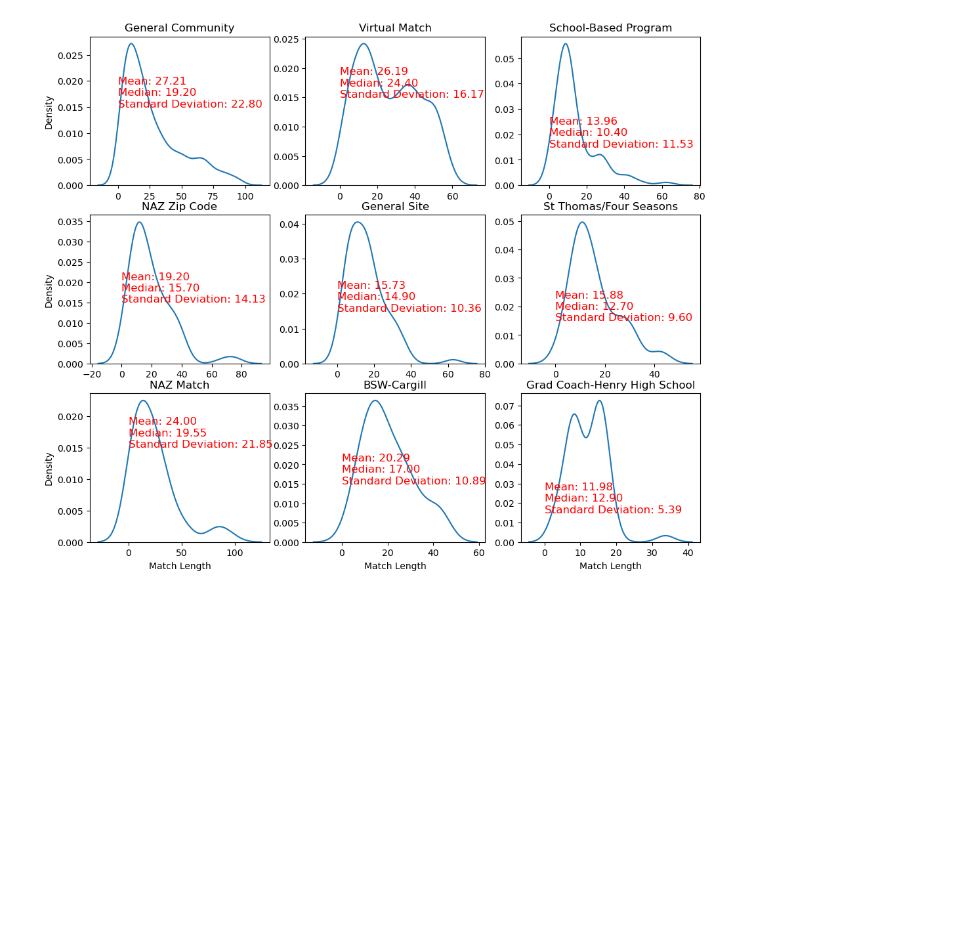
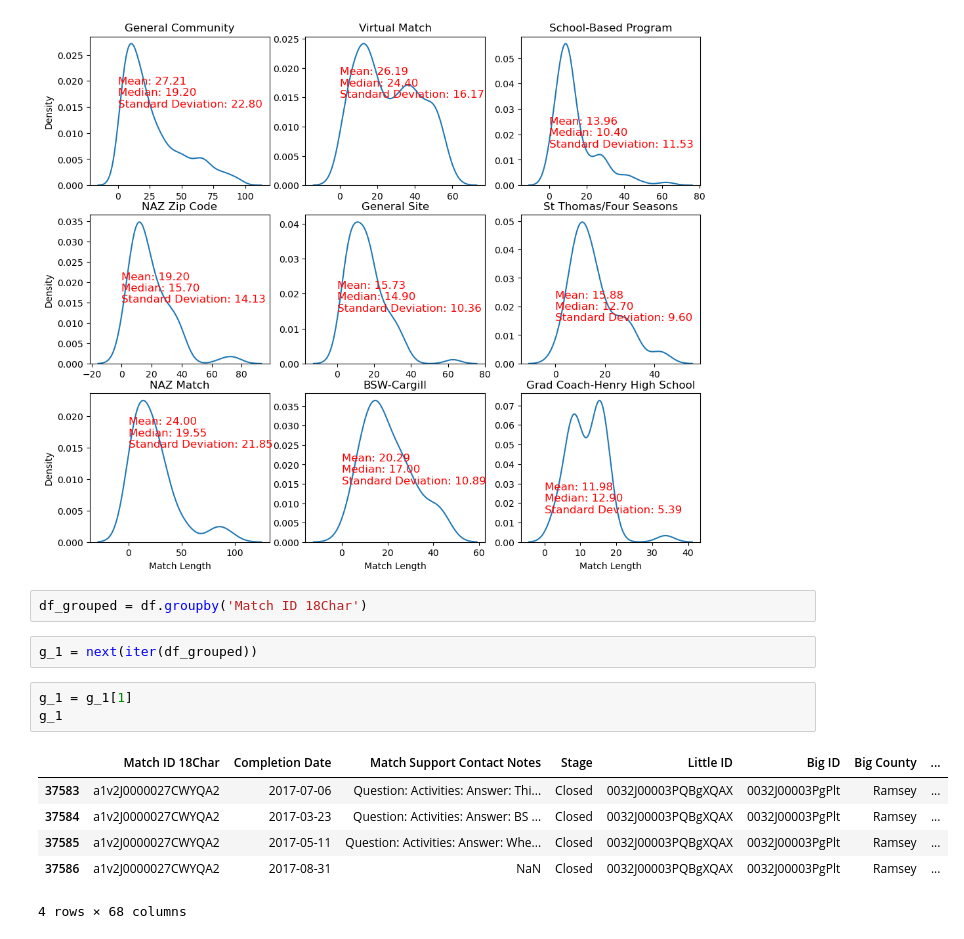
Before and after one commit to wgraysonp/sett-theorists-minne-analytics, a Jupyter notebook: novice.ipynb, the cells around one changed output. Drawn from its saved outputs; the diff is of its cells as text; blank space fills up the shorter version.

```diff
--- a/novice.ipynb
+++ b/novice.ipynb
@@ -99,3 +99,17 @@ for i in range(3):
 plt.show()
 # %% [output]
 [figure]
+# %%
+df_grouped = df.groupby('Match ID 18Char')
+# %%
+g_1 = next(iter(df_grouped))
+# %%
+g_1 = g_1[1]
+g_1
+# %% [output]
+|  | Match ID 18Char | Completion Date | Match Support Contact Notes | Stage | Little ID | Big ID | Big County | ... |
+| 37583 | a1v2J0000027CWYQA2 | 2017-07-06 | Question: Activities: Answer: Thi... | Closed | 0032J00003PQBgXQAX | 0032J00003PgPlt | Ramsey | ... |
+| 37584 | a1v2J0000027CWYQA2 | 2017-03-23 | Question: Activities: Answer: BS ... | Closed | 0032J00003PQBgXQAX | 0032J00003PgPlt | Ramsey | ... |
+| 37585 | a1v2J0000027CWYQA2 | 2017-05-11 | Question: Activities: Answer: Whe... | Closed | 0032J00003PQBgXQAX | 0032J00003PgPlt | Ramsey | ... |
+| 37586 | a1v2J0000027CWYQA2 | 2017-08-31 | NaN | Closed | 0032J00003PQBgXQAX | 0032J00003PgPlt | Ramsey | ... |
+4 rows × 68 columns
```
Also changed, not shown: parts of 2 cells of this notebook, 1 other file.
